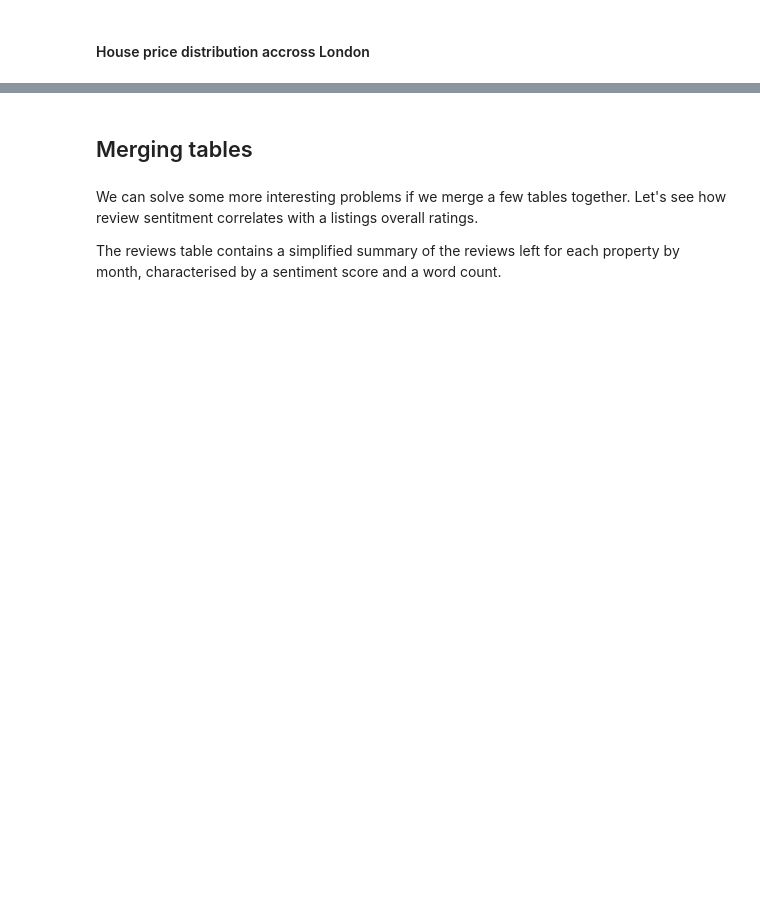
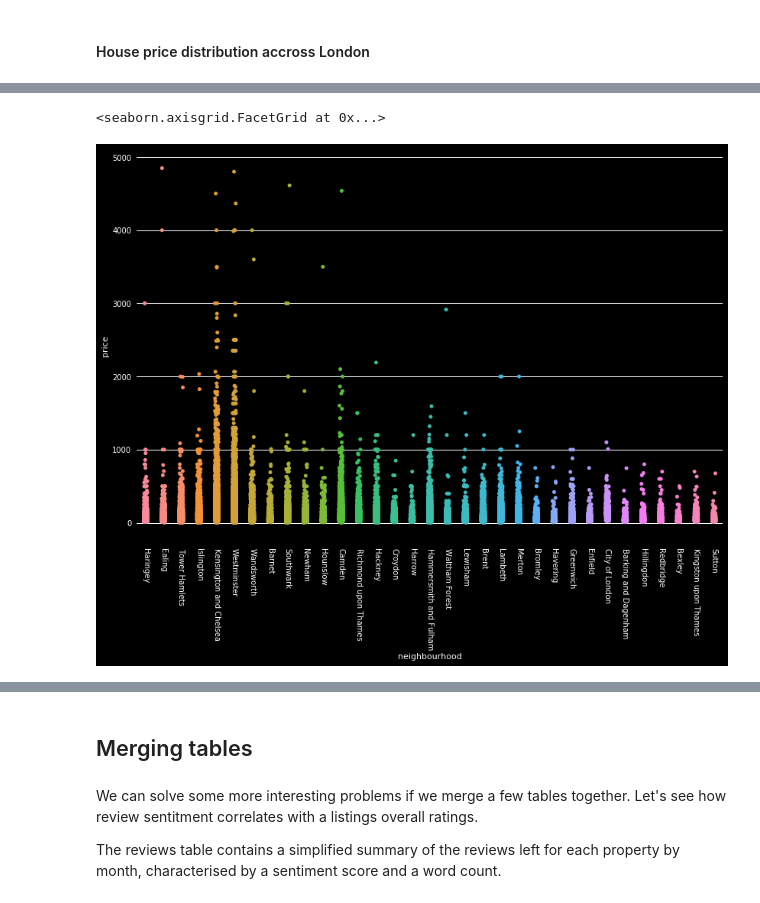
Before and after one commit to MrRutledge/Opendata_Hackathon, a Jupyter notebook: AirBnb/Storytelling/AirBnB_DataAnalysis_Ldn.ipynb, the cells around one changed output, grey strips where cells are left out. Saved outputs shown, nothing was run; the diff lists cells and outputs as text; code cells hidden in the pictures; blank space fills up the shorter version.

```diff
--- a/AirBnb/Storytelling/AirBnB_DataAnalysis_Ldn.ipynb
+++ b/AirBnb/Storytelling/AirBnB_DataAnalysis_Ldn.ipynb
@@ -274,0 +413,10 @@ interested = listings[['neighbourhood', '' ]]
+# %%
+g = sns.catplot(x='neighbourhood',
+                y='price',
+                data=listings[listings['price']<5000], height=8, aspect=1.5)
+
+# Rotate x-axis labels
+g.set_xticklabels(rotation=-90)
+# %% [output]
+<seaborn.axisgrid.FacetGrid at 0x...>
+[figure, added]
```
Also changed, not shown: parts of 34 cells of this notebook.
